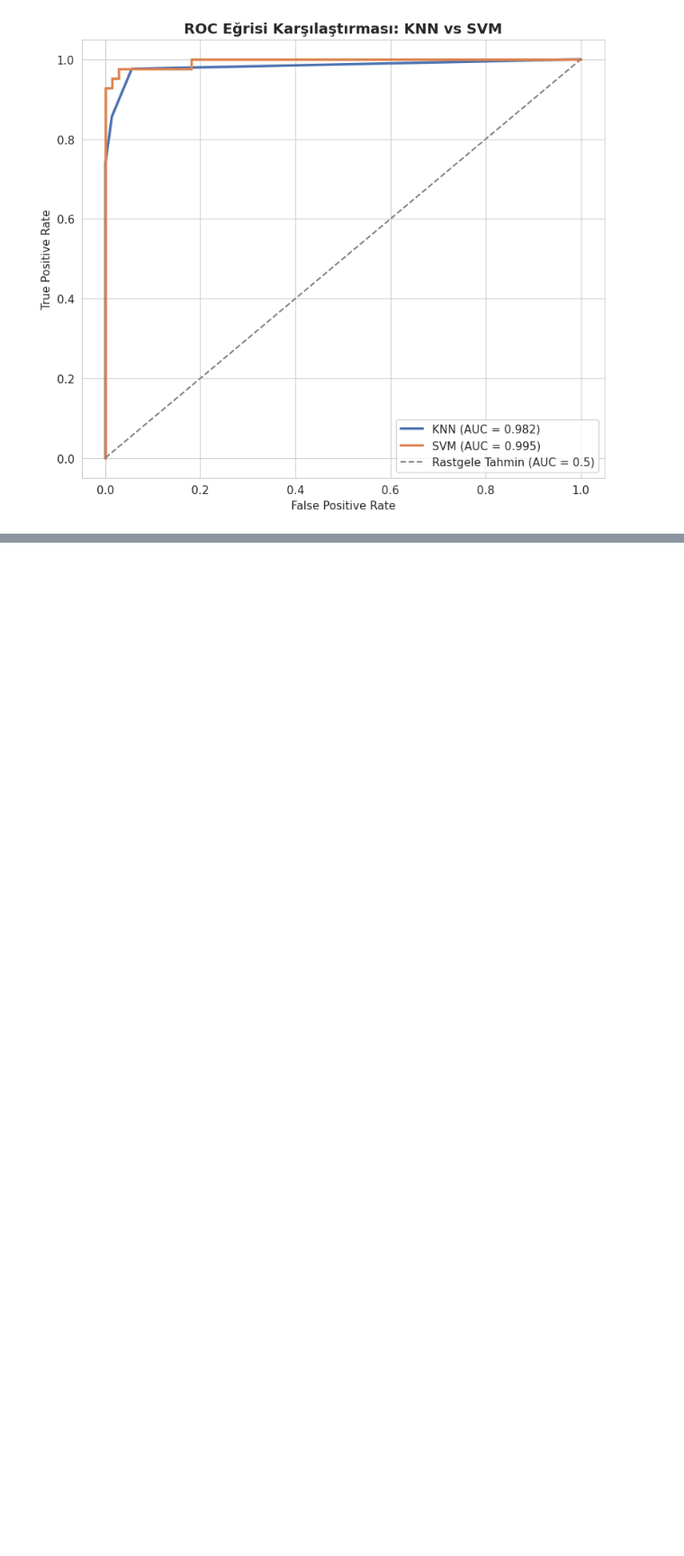
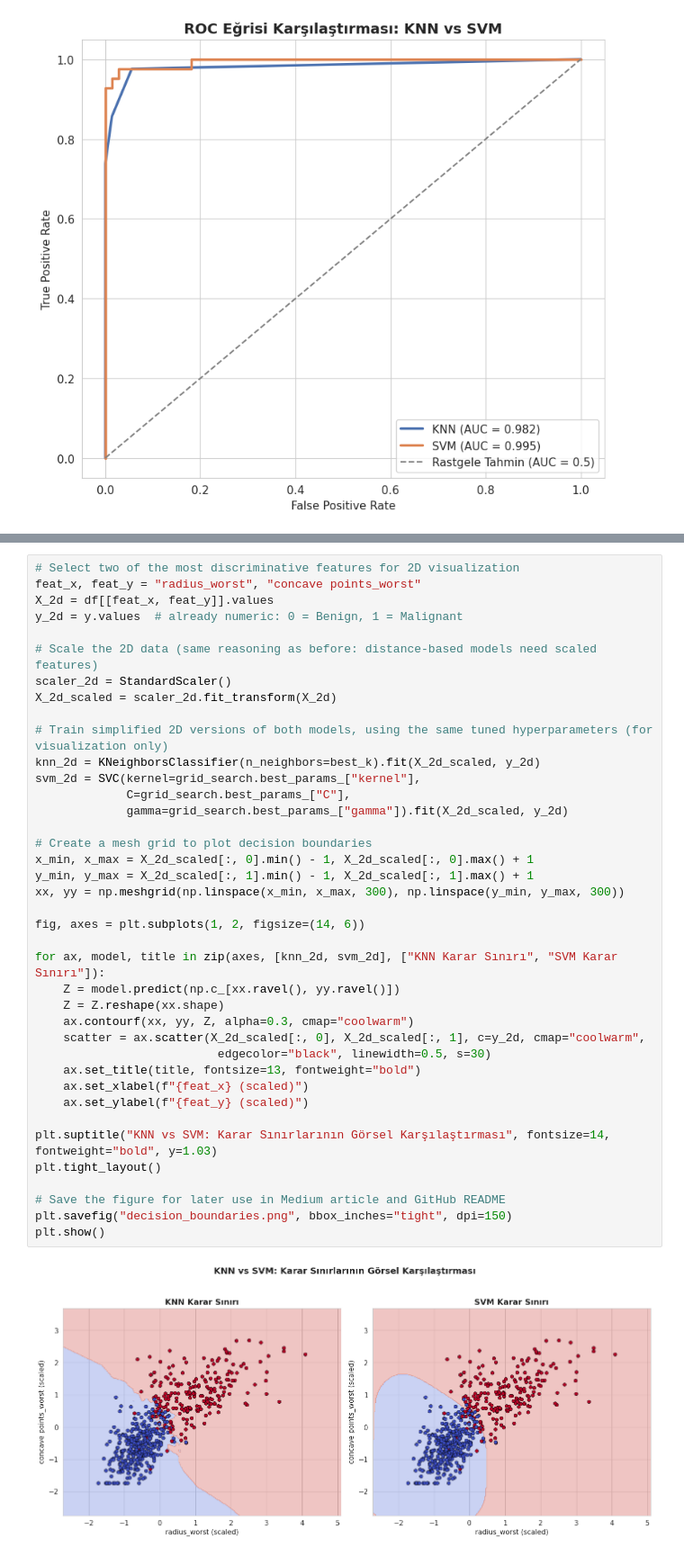
Before and after one commit to serdararici/breast-cancer-knn-svm-classification, a Jupyter notebook: Breast_Cancer_KNN_vs_SVM_HSD_Bootcamp.ipynb, the cells around one changed output, grey strips where cells are left out. Shown at 90% size. Drawn from its saved outputs; the diff is of its cells as text; blank space fills up the shorter version.

Commit message:
Add 2D decision boundary visualization comparing KNN and SVM

```diff
--- a/Breast_Cancer_KNN_vs_SVM_HSD_Bootcamp.ipynb
+++ b/Breast_Cancer_KNN_vs_SVM_HSD_Bootcamp.ipynb
@@ -577,0 +582,41 @@ plt.show()
+# %%
+# Select two of the most discriminative features for 2D visualization
+feat_x, feat_y = "radius_worst", "concave points_worst"
+X_2d = df[[feat_x, feat_y]].values
+y_2d = y.values  # already numeric: 0 = Benign, 1 = Malignant
+
+# Scale the 2D data (same reasoning as before: distance-based models need scaled features)
+scaler_2d = StandardScaler()
+X_2d_scaled = scaler_2d.fit_transform(X_2d)
+
+# Train simplified 2D versions of both models, using the same tuned hyperparameters (for visualization only)
+knn_2d = KNeighborsClassifier(n_neighbors=best_k).fit(X_2d_scaled, y_2d)
+svm_2d = SVC(kernel=grid_search.best_params_["kernel"],
+             C=grid_search.best_params_["C"],
+             gamma=grid_search.best_params_["gamma"]).fit(X_2d_scaled, y_2d)
+
+# Create a mesh grid to plot decision boundaries
+x_min, x_max = X_2d_scaled[:, 0].min() - 1, X_2d_scaled[:, 0].max() + 1
+y_min, y_max = X_2d_scaled[:, 1].min() - 1, X_2d_scaled[:, 1].max() + 1
+xx, yy = np.meshgrid(np.linspace(x_min, x_max, 300), np.linspace(y_min, y_max, 300))
+
+fig, axes = plt.subplots(1, 2, figsize=(14, 6))
+
+for ax, model, title in zip(axes, [knn_2d, svm_2d], ["KNN Karar Sınırı", "SVM Karar Sınırı"]):
+    Z = model.predict(np.c_[xx.ravel(), yy.ravel()])
+    Z = Z.reshape(xx.shape)
+    ax.contourf(xx, yy, Z, alpha=0.3, cmap="coolwarm")
+    scatter = ax.scatter(X_2d_scaled[:, 0], X_2d_scaled[:, 1], c=y_2d, cmap="coolwarm",
+                          edgecolor="black", linewidth=0.5, s=30)
+    ax.set_title(title, fontsize=13, fontweight="bold")
+    ax.set_xlabel(f"{feat_x} (scaled)")
+    ax.set_ylabel(f"{feat_y} (scaled)")
+
+plt.suptitle("KNN vs SVM: Karar Sınırlarının Görsel Karşılaştırması", fontsize=14, fontweight="bold", y=1.03)
+plt.tight_layout()
+
+# Save the figure for later use in Medium article and GitHub README
+plt.savefig("decision_boundaries.png", bbox_inches="tight", dpi=150)
+plt.show()
+# %% [output]
+[figure, added]
```
Also changed, not shown: parts of 2 cells of this notebook.
